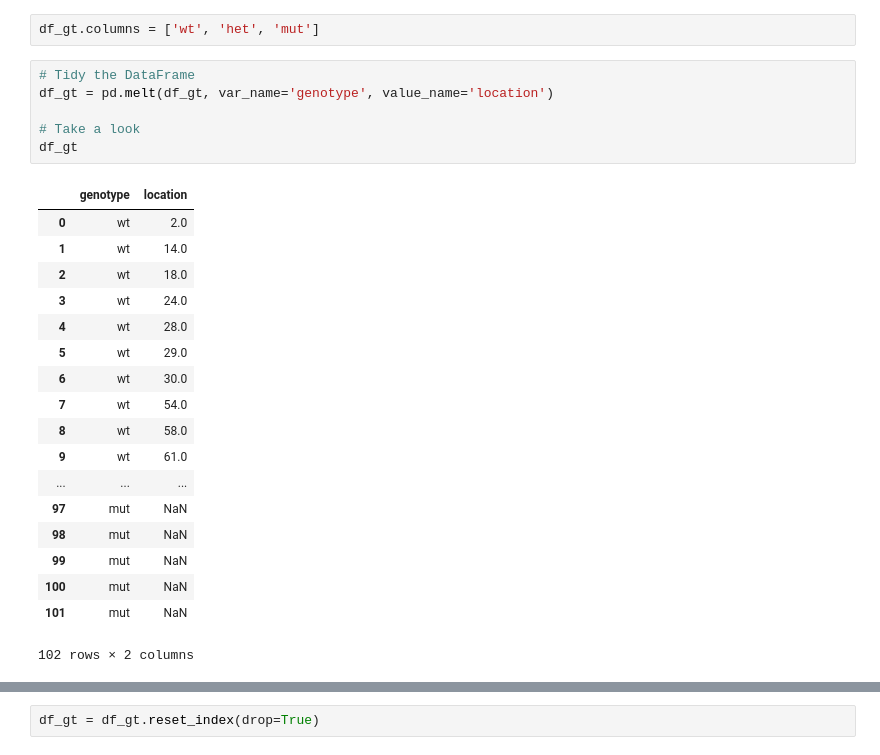
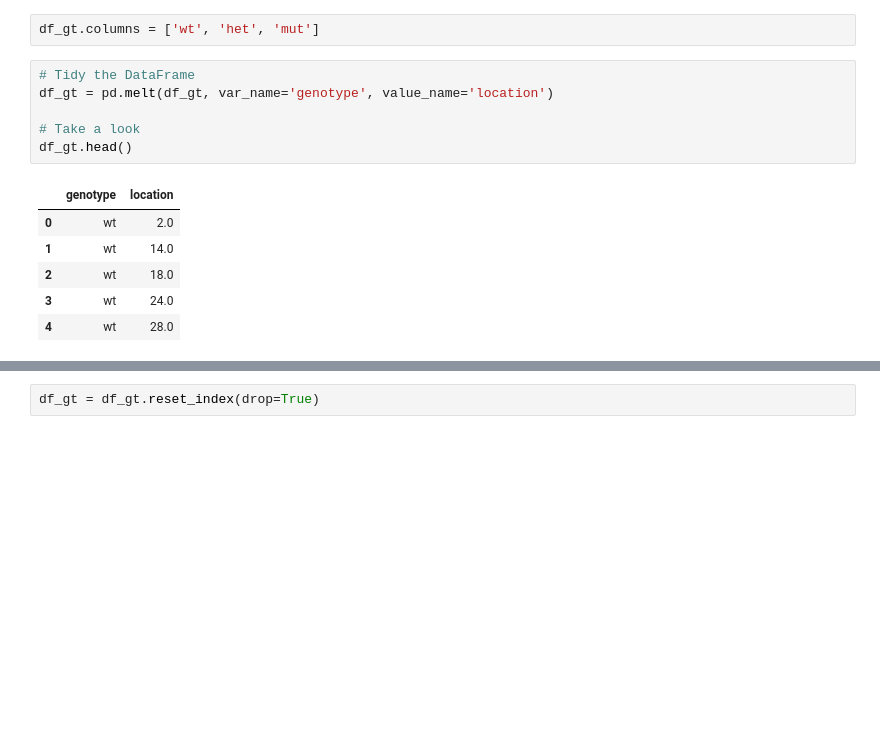
Before and after one commit to Xinhong111/Bi203, a Jupyter notebook: sandbox/hw2.2_MW_3.ipynb, the cells around one changed output, grey strips where cells are left out. Drawn from its saved outputs; the diff is of its cells as text; blank space fills up the shorter version.

```diff
--- a/sandbox/hw2.2_MW_3.ipynb
+++ b/sandbox/hw2.2_MW_3.ipynb
@@ -43,28 +47,16 @@ df_gt.columns = ['wt', 'het', 'mut']
 # %%
 # Tidy the DataFrame
 df_gt = pd.melt(df_gt, var_name='genotype', value_name='location')
 
 # Take a look
-df_gt
+df_gt.head()
 # %% [output]
 |  | genotype | location |
 | 0 | wt | 2.0 |
 | 1 | wt | 14.0 |
 | 2 | wt | 18.0 |
 | 3 | wt | 24.0 |
 | 4 | wt | 28.0 |
-| 5 | wt | 29.0 |
-| 6 | wt | 30.0 |
-| 7 | wt | 54.0 |
-| 8 | wt | 58.0 |
-| 9 | wt | 61.0 |
-| ... | ... | ... |
-| 97 | mut | NaN |
-| 98 | mut | NaN |
-| 99 | mut | NaN |
-| 100 | mut | NaN |
-| 101 | mut | NaN |
-102 rows × 2 columns
 # %%
 # Drop all rows that have a NaN in them
 df_gt = df_gt.dropna()
```
Also changed, not shown: parts of 41 cells of this notebook.
